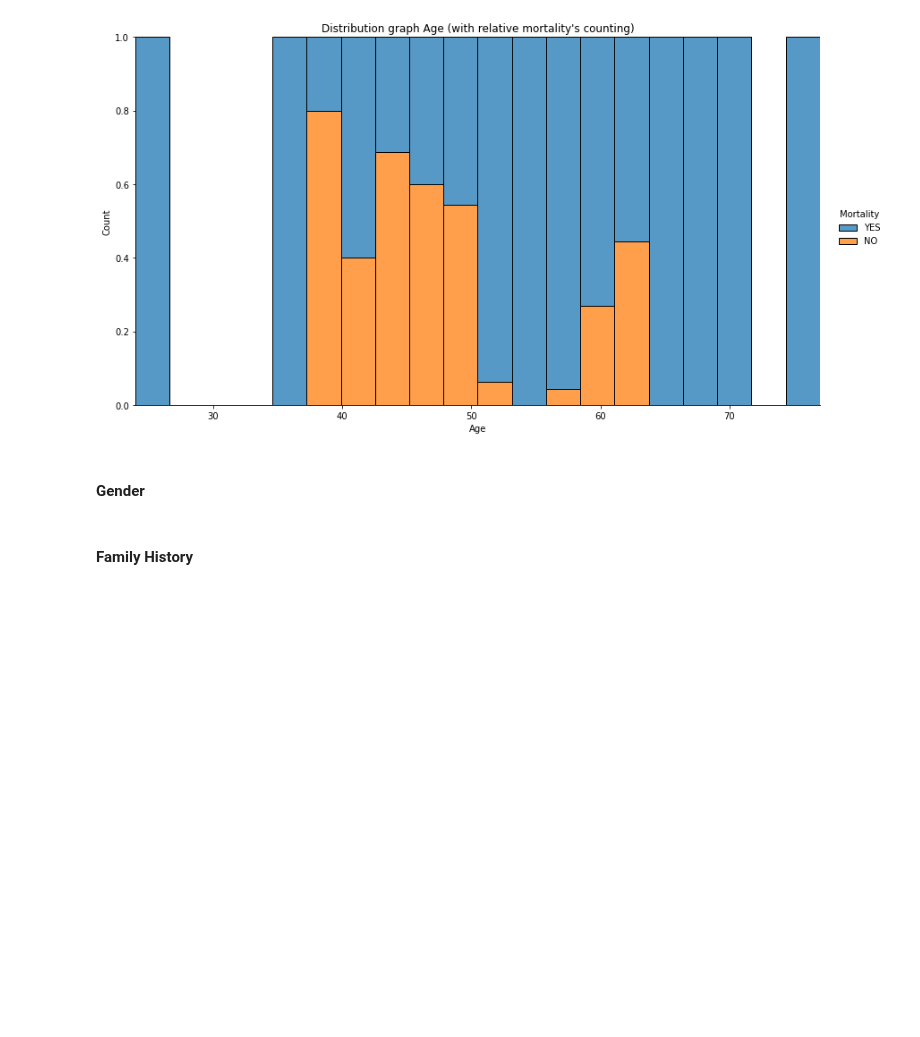
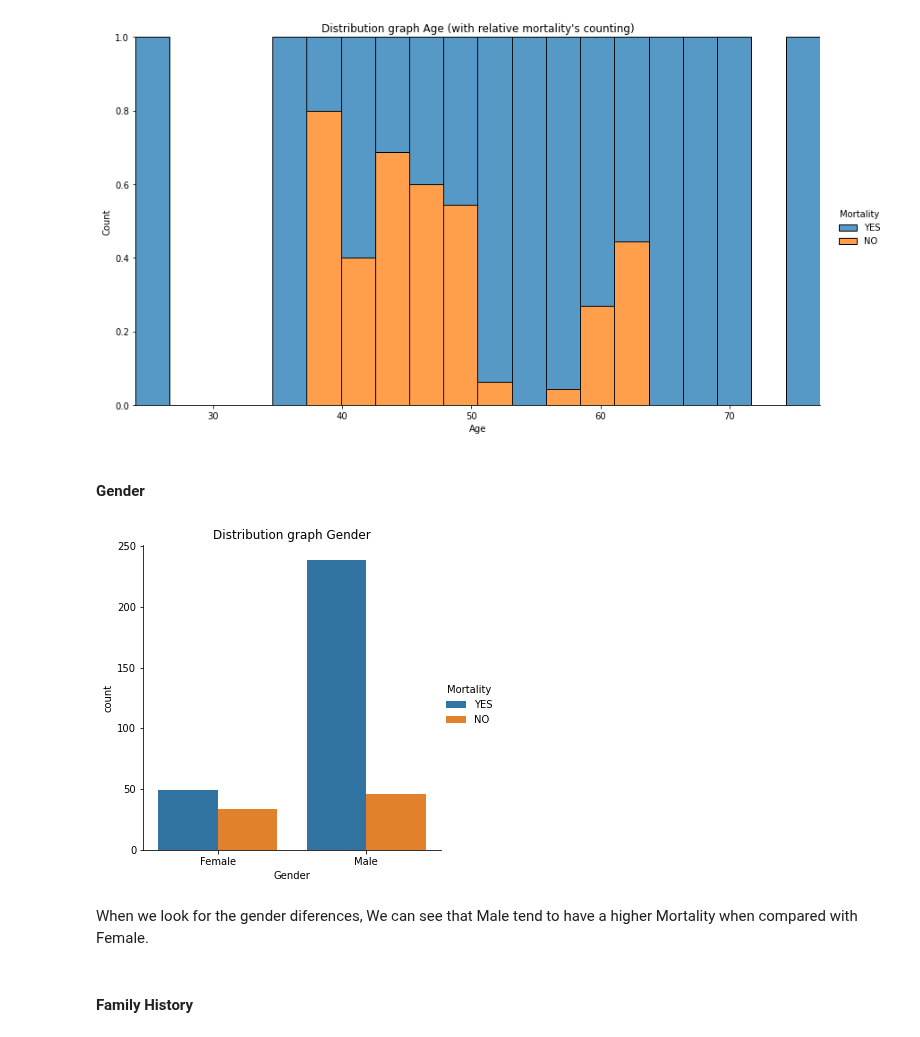
Before and after one commit to RenanGroot/Analise-Exploratoria-ENEM2019, a Jupyter notebook: Heart-Failure-Prediction.ipynb, the cells around one changed output. Saved outputs shown, nothing was run; the diff lists cells and outputs as text; code cells hidden in the pictures; blank space fills up the shorter version.

```diff
--- a/Heart-Failure-Prediction.ipynb
+++ b/Heart-Failure-Prediction.ipynb
@@ -247,6 +247,16 @@ plt.show()
 [figure]
 # %% [markdown]
 #### Gender
+# %%
+graph = sns.catplot(data=df_categorical, x="Gender", kind="count", hue="Mortality")
+
+graph.set(title="Distribution graph Gender")
+
+plt.show()
+# %% [output]
+[figure, added]
+# %% [markdown]
+When we look for the gender diferences, We can see that Male tend to have a higher Mortality when compared with Female.
 # %% [markdown]
 #### Family History
 # %%
```
Also changed, not shown: parts of 25 cells of this notebook.
